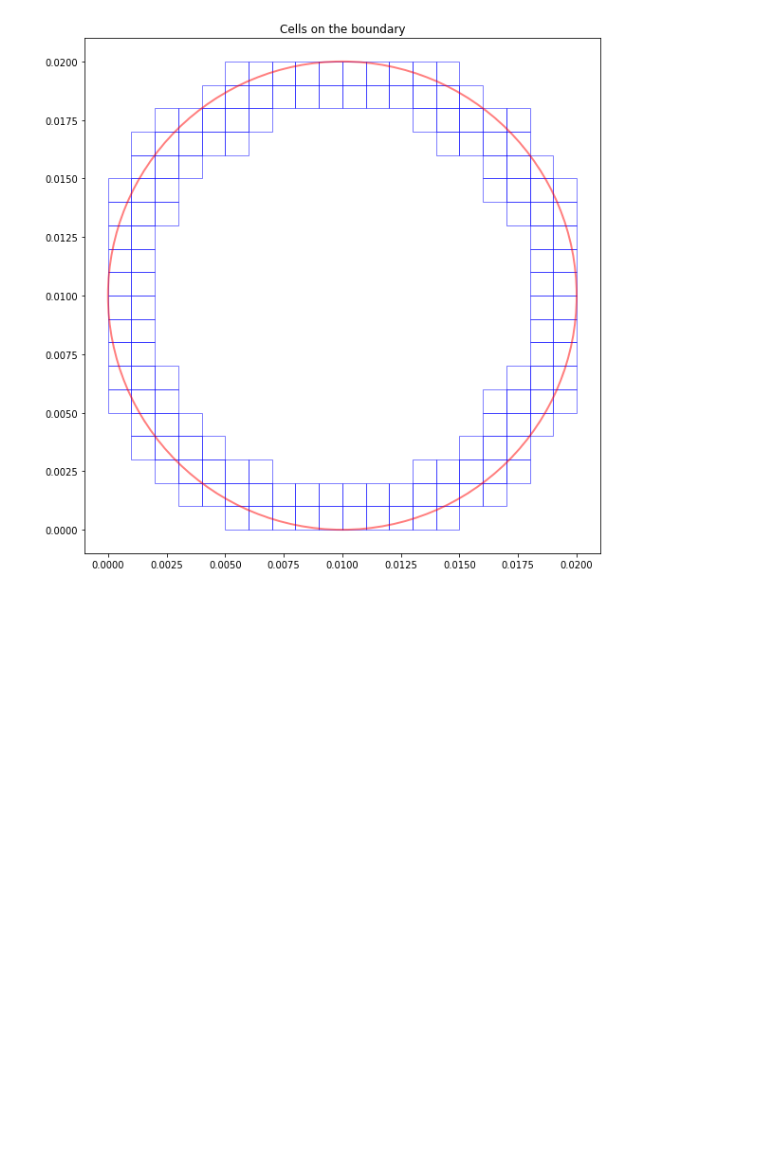
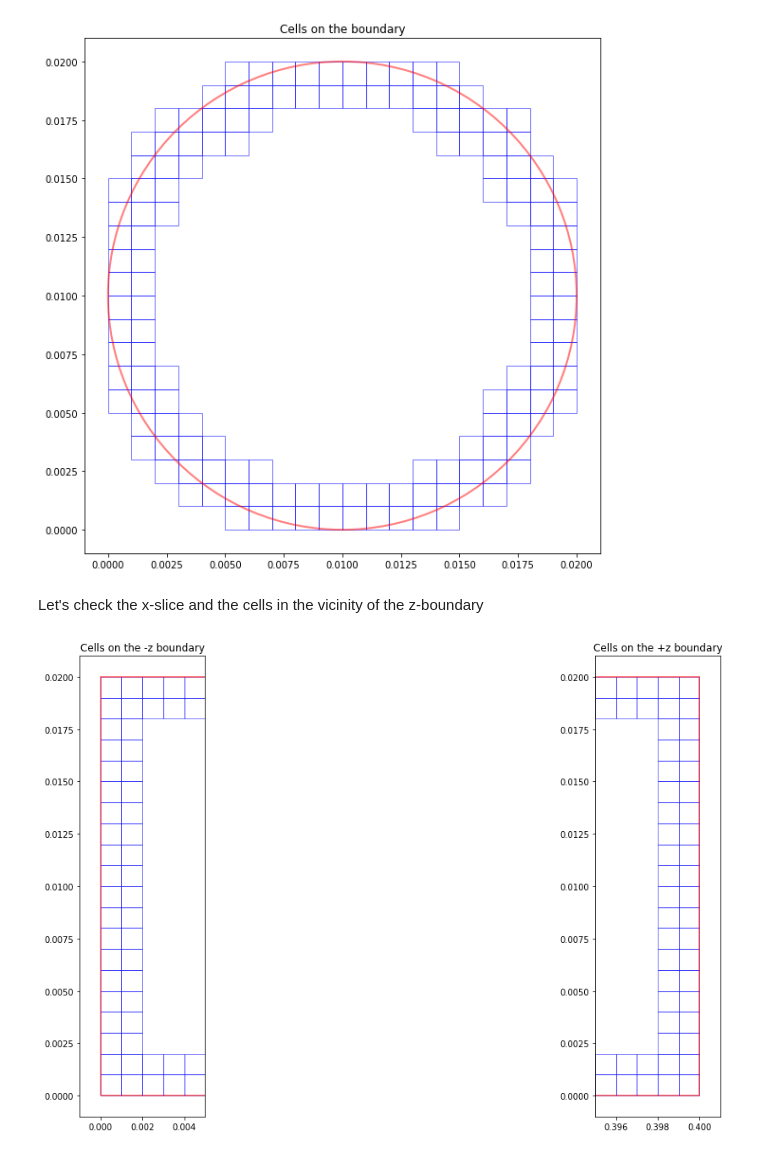
Before and after one commit to GinkoBalboa/parfis, a Jupyter notebook: doc/sphinx/source/demo_files/cells_cylindrical_demo.ipynb, the cells around one changed output. Saved outputs shown, nothing was run; the diff lists cells and outputs as text; code cells hidden in the pictures; blank space fills up the shorter version.

```diff
--- a/doc/sphinx/source/demo_files/cells_cylindrical_demo.ipynb
+++ b/doc/sphinx/source/demo_files/cells_cylindrical_demo.ipynb
@@ -173,6 +177,6 @@ plt.show()
 # %%
 fig, ax = plt.subplots(figsize=(10, 10))
-ax.set_title("Cells on the boundary")
+ax.set_title("Cells on the x-y boundary")
 ax.plot()
 for i in range(ptrSimData.cellIdBVec.size):
     cellId = ptrSimData.cellIdBVec.ptr[i]
@@ -205,3 +209,68 @@ ax.set_aspect('equal')
 plt.show()
 # %% [output]
 [figure]
+# %% [markdown]
+Let's check the x-slice and the cells in the vicinity of the z-boundary
+# %%
+fig, ax = plt.subplots(1, 2, figsize=(20, 10))
+ax[0].set_title("Cells on the -z boundary")
+ax[1].set_title("Cells on the +z boundary")
+ax[0].plot()
+ax[1].plot()
+for i in range(ptrSimData.cellIdBVec.size):
+    cellId = ptrSimData.cellIdBVec.ptr[i]
+    pos = ptrSimData.cellVec.ptr[cellId].pos
+    if pos.x != cellCount.x//2:
+        continue
+    if pos.z < 5:
+        ax[0].add_patch(
+            patches.Rectangle(
+                (cellSize.z*pos.z, cellSize.y*pos.y),
+                cellSize.y, cellSize.z,
+                edgecolor = 'blue',
+                alpha = 0.5,
+                fill=False
+            )
+        )
+    elif pos.z > cellCount.z-6:
+        ax[1].add_patch(
+            patches.Rectangle(
+                (cellSize.z*pos.z, cellSize.y*pos.y),
+                cellSize.y, cellSize.z,
+                edgecolor = 'blue',
+                alpha = 0.5,
+                fill=False
+            )
+        )
+# Draw the geometry bound
+ax[0].add_patch(
+patches.Rectangle(
+    (0.0, 0.0),
+    geoSize.z, geoSize.y,
+    lw = 2,
+    edgecolor = 'red',
+    alpha = 0.5,
+    fill=False
+    )
+)
+
+# Draw the geometry bound
+ax[1].add_patch(
+patches.Rectangle(
+    (0.0, 0.0),
+    geoSize.z, geoSize.y,
+    lw = 2,
+    edgecolor = 'red',
+    alpha = 0.5,
+    fill=False
+    )
+)
+ax[0].set_xlim(0 - cellSize.z, cellSize.z*5)
+ax[0].set_ylim(0 - cellSize.y, geoSize.y + cellSize.y)
+ax[0].set_aspect('equal')
+ax[1].set_xlim((cellCount.z - 5)*cellSize.z, (cellCount.z + 1)*cellSize.z)
+ax[1].set_ylim(0 - cellSize.y, geoSize.y + cellSize.y)
+ax[1].set_aspect('equal')
+plt.show()
+# %% [output]
+[figure, added]
```
Also changed, not shown: parts of 1 cell of this notebook, 8 other files.
